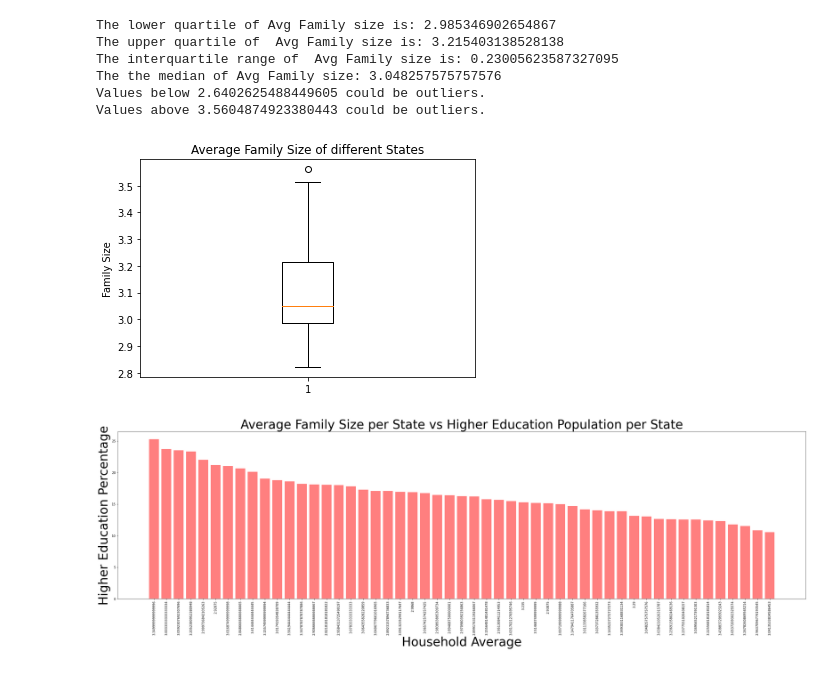
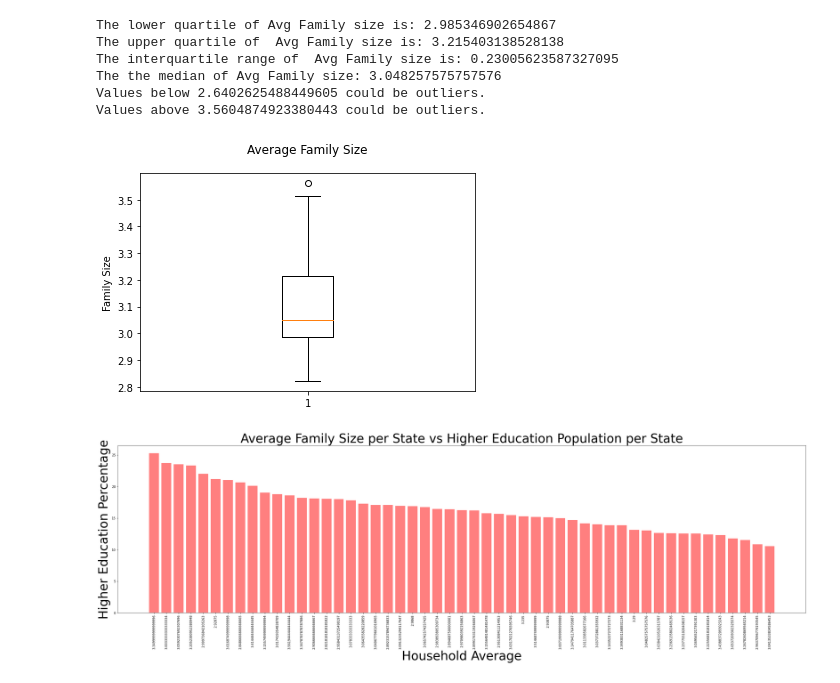
Before and after one commit to safetyh546/TeamDingo, a Jupyter notebook: JupyterNotebooks/Edu_vs_Famv2.ipynb, the cells around one changed output. Cells and saved outputs as stored; diff of their text form; code cells hidden in the pictures.

```diff
--- a/JupyterNotebooks/Edu_vs_Famv2.ipynb
+++ b/JupyterNotebooks/Edu_vs_Famv2.ipynb
@@ -271,14 +271,14 @@ Values above 3.5604874923380443 could be outliers.
 # %%
 # Box Plot of Avg Family Size in different States
 family_size =state_ed["Estimate!!HOUSEHOLDS BY TYPE!!Total households!!Average family size"]
 fig1, ax1 = plt.subplots()
-ax1.set_title( 'Average Family Size of different States')
+ax1.set_title( 'Average Family Size',pad = 20)
 ax1.set_ylabel('Family Size')
 ax1.boxplot(family_size)
 plt.savefig("Boxplot_AvgFamilySize")
 plt.show()
 # %% [output]
-[figure, old version]
+[figure, new version]
 # %%
 #Household avg family size vs Percent Population attaining higher education by state
 #Bar graph
```
Also changed, not shown: parts of 1 cell of this notebook, 3 other files.
